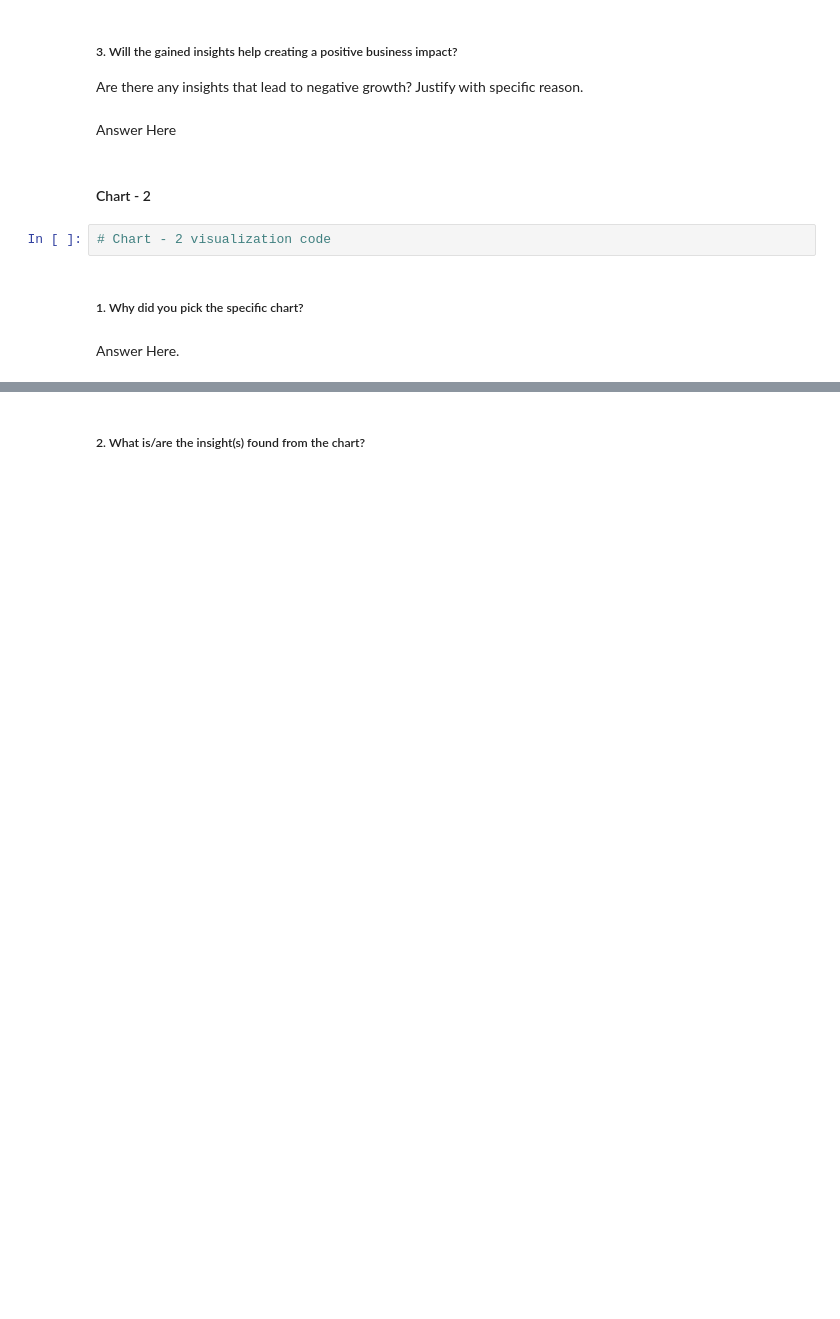
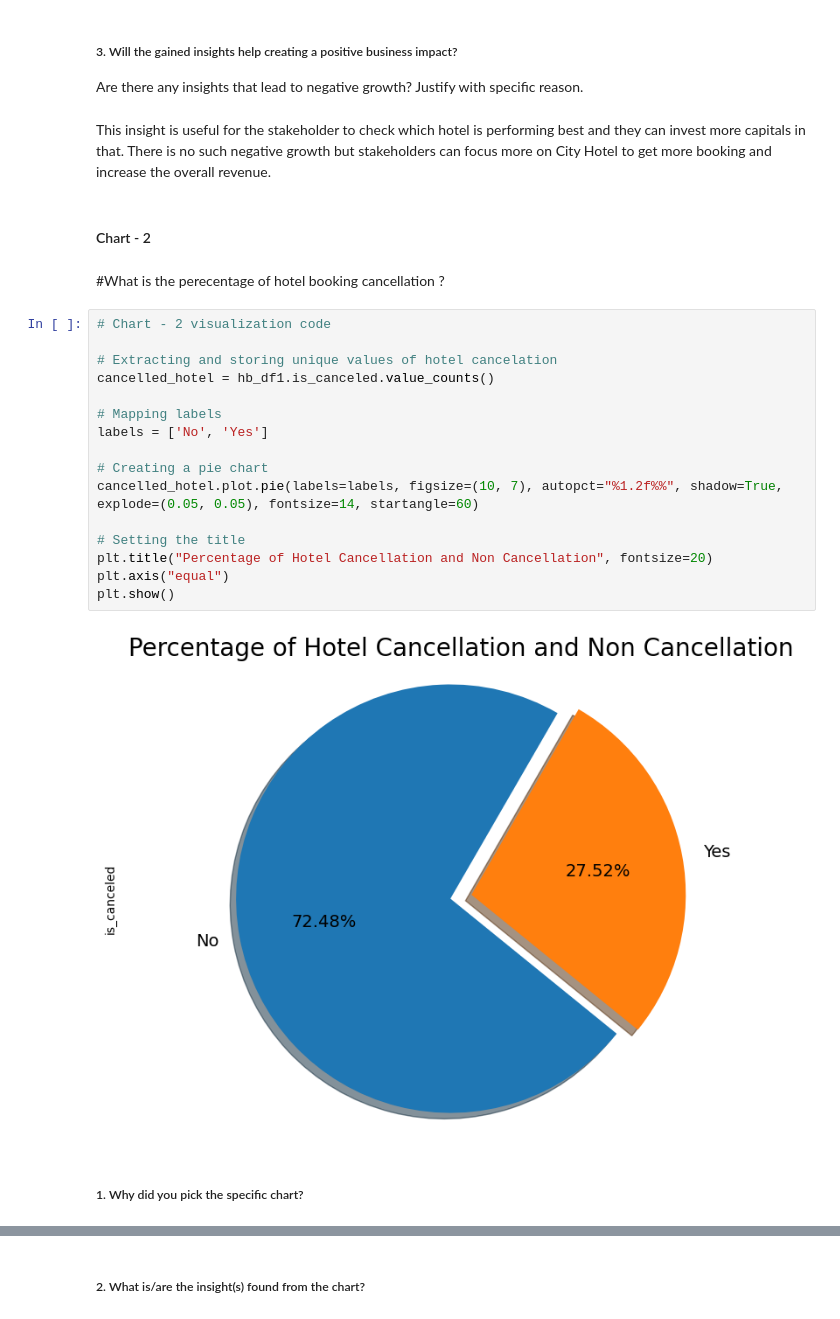
Before and after one commit to khanimrangithu/capstone2-hotel-booking-analysis, a Jupyter notebook: Copy_of_Sample_EDA_Submission_Template.ipynb, the cells around one changed output, grey strips where cells are left out. Saved outputs shown, nothing was run; the diff lists cells and outputs as text; blank space fills up the shorter version.

```diff
--- a/Copy_of_Sample_EDA_Submission_Template.ipynb
+++ b/Copy_of_Sample_EDA_Submission_Template.ipynb
@@ -473,13 +488,29 @@ Answer Here
 # %% [markdown]
 ##### 3. Will the gained insights help creating a positive business impact?
 Are there any insights that lead to negative growth? Justify with specific reason.
-# %% [markdown]
-Answer Here
+# %% [markdown]
+This insight is useful for the stakeholder to check which hotel is performing best and they can invest more capitals in that. There is no such negative growth but stakeholders can focus more on City Hotel to get more booking and increase the overall revenue.
 # %% [markdown]
 #### Chart - 2
-# %%
-# Chart - 2 visualization code
+# %% [markdown]
+#What is the perecentage of hotel booking cancellation ?
+# %%
+# Chart - 2 visualization code
+
+# Extracting and storing unique values of hotel cancelation
+cancelled_hotel = hb_df1.is_canceled.value_counts()
+
+# Mapping labels
+labels = ['No', 'Yes']
+
+# Creating a pie chart
+cancelled_hotel.plot.pie(labels=labels, figsize=(10, 7), autopct="%1.2f%%", shadow=True, explode=(0.05, 0.05), fontsize=14, startangle=60)
+
+# Setting the title
+plt.title("Percentage of Hotel Cancellation and Non Cancellation", fontsize=20)
+plt.axis("equal")
+plt.show()
+# %% [output]
+[figure, added]
 # %% [markdown]
 ##### 1. Why did you pick the specific chart?
-# %% [markdown]
-Answer Here.
```
Also changed, not shown: parts of 121 cells of this notebook.
